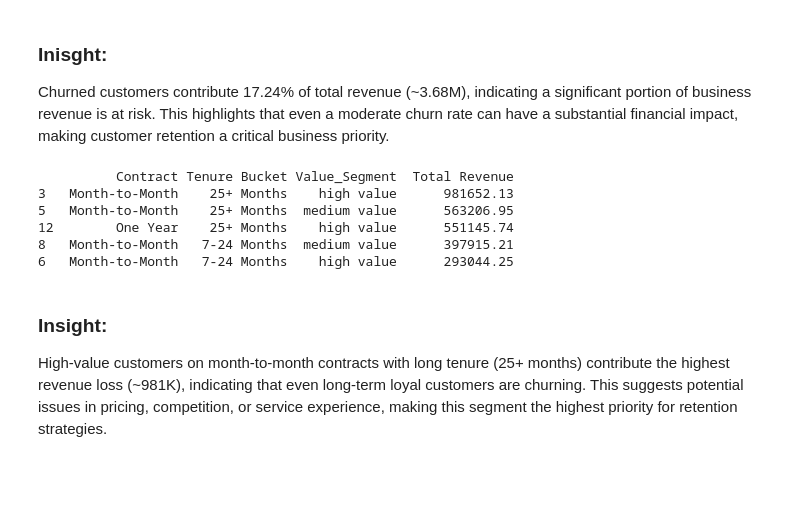
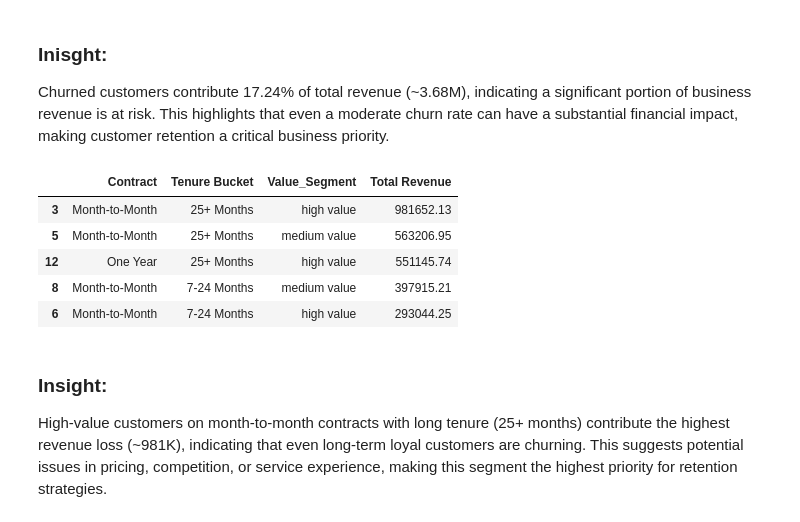
Before and after one commit to sharmamansi1608-da/telecom-customer-churn-analysis, a Jupyter notebook: telecom_churn_analysis.ipynb, the cells around one changed output. Drawn from its saved outputs; the diff is of its cells as text; code cells hidden in the pictures; blank space fills up the shorter version.

```diff
--- a/telecom_churn_analysis.ipynb
+++ b/telecom_churn_analysis.ipynb
@@ -657,23 +685,23 @@ Churned customers contribute 17.24% of total revenue (~3.68M), indicating a sign
 # %%
 #2. High-Risk Segment Analysis
 # Revenue Loss by Segment (Data-Driven)
 
 segment_analysis = (
     df[df['Churn Flag'] == 1]
     .groupby(['Contract', 'Tenure Bucket', 'Value_Segment'])
     .agg({'Total Revenue': 'sum'})
     .reset_index()
     .sort_values(by='Total Revenue', ascending=False)
 )
 
-print(segment_analysis.head(5))
+segment_analysis.head(5)
 # %% [output]
-          Contract Tenure Bucket Value_Segment  Total Revenue
-3   Month-to-Month    25+ Months    high value      981652.13
-5   Month-to-Month    25+ Months  medium value      563206.95
-12        One Year    25+ Months    high value      551145.74
-8   Month-to-Month   7-24 Months  medium value      397915.21
-6   Month-to-Month   7-24 Months    high value      293044.25
+|  | Contract | Tenure Bucket | Value_Segment | Total Revenue |
+| 3 | Month-to-Month | 25+ Months | high value | 981652.13 |
+| 5 | Month-to-Month | 25+ Months | medium value | 563206.95 |
+| 12 | One Year | 25+ Months | high value | 551145.74 |
+| 8 | Month-to-Month | 7-24 Months | medium value | 397915.21 |
+| 6 | Month-to-Month | 7-24 Months | high value | 293044.25 |
 # %% [markdown]
 ### Insight:
 High-value customers on month-to-month contracts with long tenure (25+ months) contribute the highest revenue loss (~981K), indicating that even long-term loyal customers are churning. This suggests potential issues in pricing, competition, or service experience, making this segment the highest priority for retention strategies.
```
Also changed, not shown: parts of 8 cells of this notebook.
